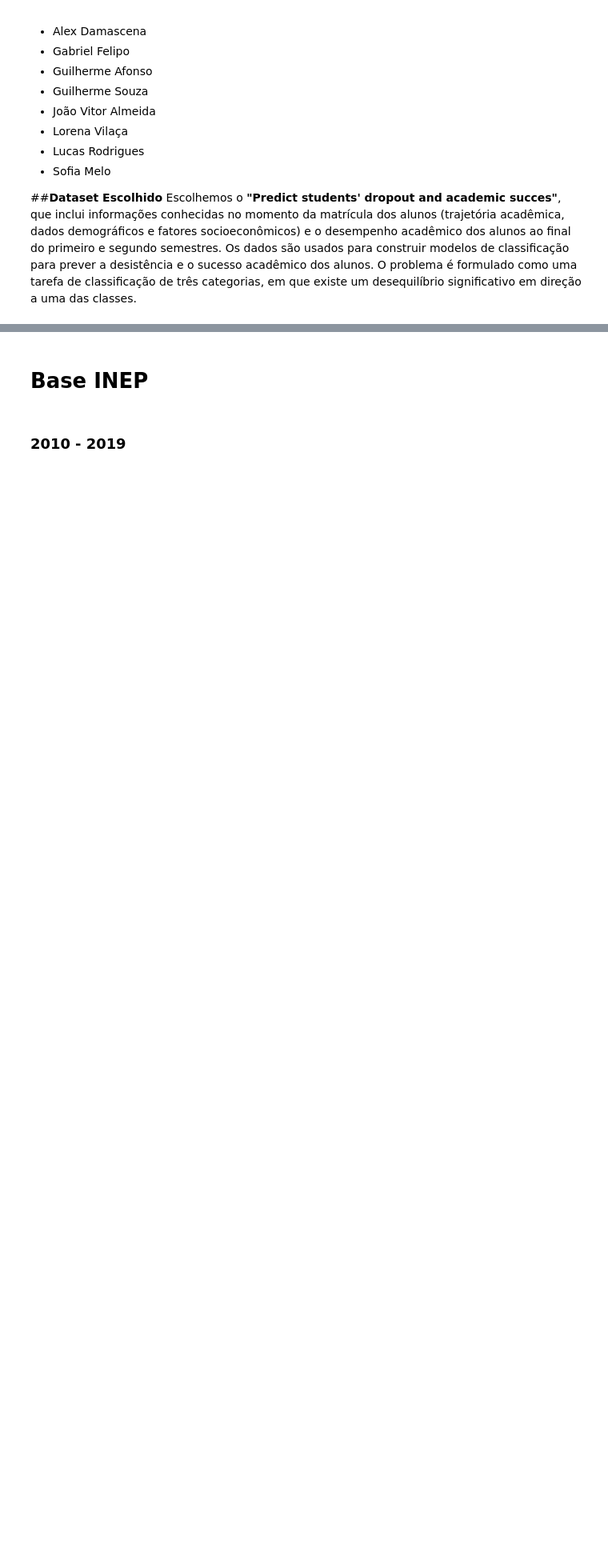
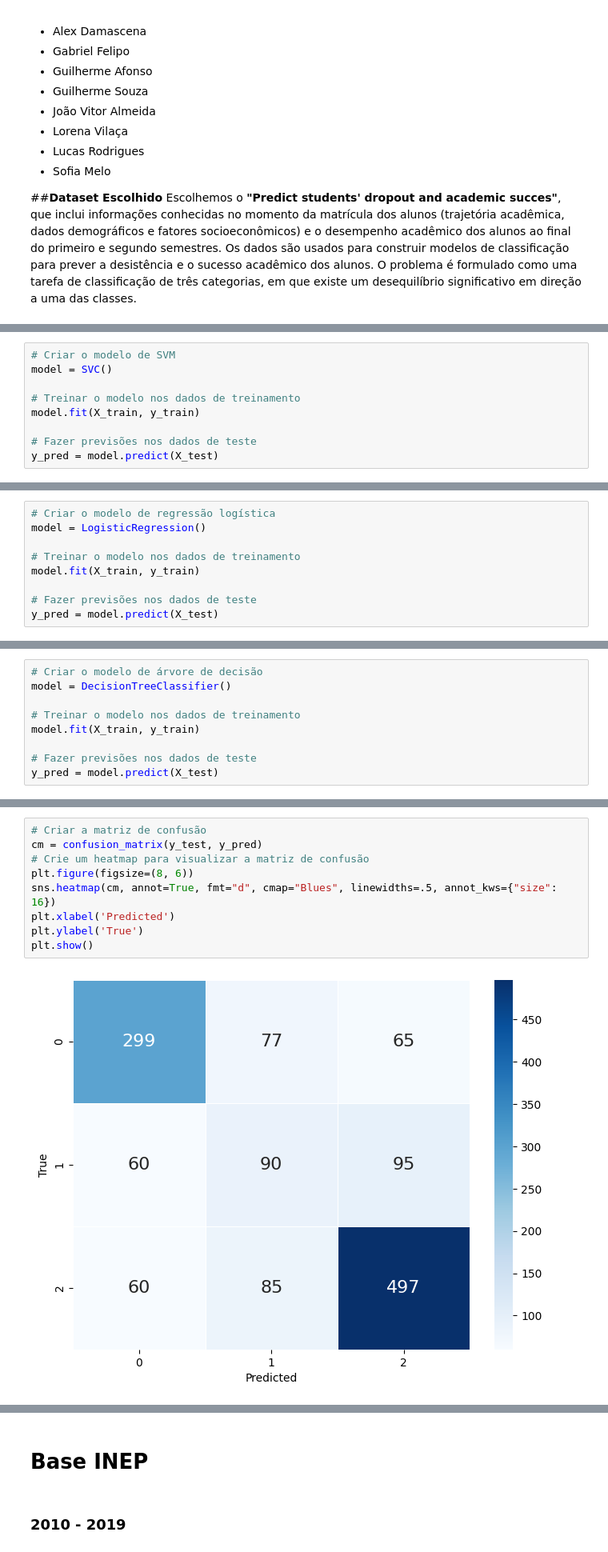
Before and after one commit to Guilhermeasper/dados-medicos, a Jupyter notebook: Projeto.ipynb, the cells around one changed output, grey strips where cells are left out. Shown at 80% size. Saved outputs shown, nothing was run; the diff lists cells and outputs as text; blank space fills up the shorter version.

Commit message:
add simple model trainings and libs

```diff
--- a/Projeto.ipynb
+++ b/Projeto.ipynb
@@ -82,0 +87,9 @@ dtype: int64
+# %%
+# Criar o modelo de SVM
+model = SVC()
+
+# Treinar o modelo nos dados de treinamento
+model.fit(X_train, y_train)
+
+# Fazer previsões nos dados de teste
+y_pred = model.predict(X_test)
@@ -82,0 +123,9 @@ dtype: int64
+# %%
+# Criar o modelo de regressão logística
+model = LogisticRegression()
+
+# Treinar o modelo nos dados de treinamento
+model.fit(X_train, y_train)
+
+# Fazer previsões nos dados de teste
+y_pred = model.predict(X_test)
@@ -82,0 +144,9 @@ dtype: int64
+# %%
+# Criar o modelo de árvore de decisão
+model = DecisionTreeClassifier()
+
+# Treinar o modelo nos dados de treinamento
+model.fit(X_train, y_train)
+
+# Fazer previsões nos dados de teste
+y_pred = model.predict(X_test)
@@ -82,0 +158,11 @@ dtype: int64
+# %%
+# Criar a matriz de confusão
+cm = confusion_matrix(y_test, y_pred)
+# Crie um heatmap para visualizar a matriz de confusão
+plt.figure(figsize=(8, 6))
+sns.heatmap(cm, annot=True, fmt="d", cmap="Blues", linewidths=.5, annot_kws={"size": 16})
+plt.xlabel('Predicted')
+plt.ylabel('True')
+plt.show()
+# %% [output]
+[figure, added]
```
Also changed, not shown: parts of 26 cells of this notebook, 1 other file.
